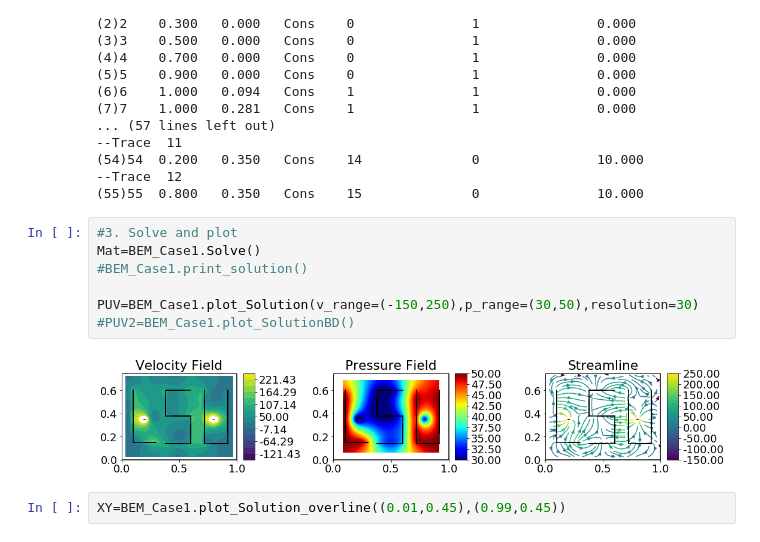
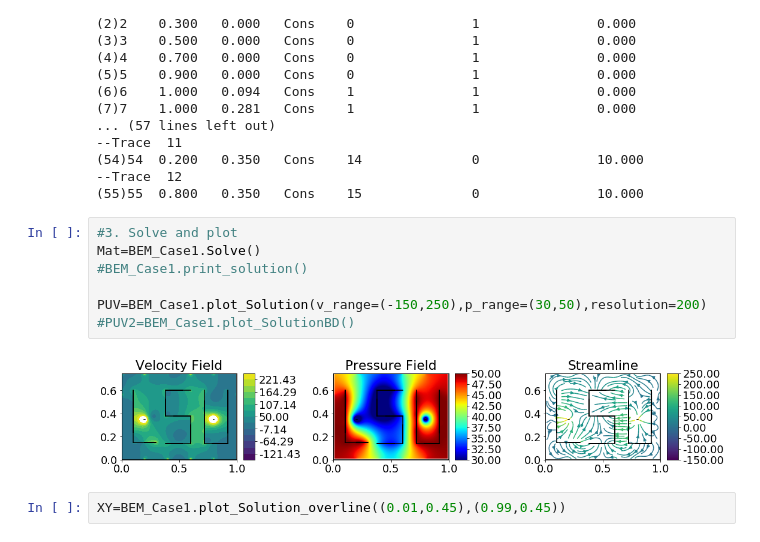
Before and after one commit to BinWang0213/PyBEM2D, a Jupyter notebook: Examples/LSU_Traces.ipynb, the cells around one changed output. Drawn from its saved outputs; the diff is of its cells as text.

```diff
--- a/Examples/LSU_Traces.ipynb
+++ b/Examples/LSU_Traces.ipynb
@@ -63,12 +60,12 @@ Edge Num.:4
 # %%
 #3. Solve and plot
 Mat=BEM_Case1.Solve()
 #BEM_Case1.print_solution()
 
-PUV=BEM_Case1.plot_Solution(v_range=(-150,250),p_range=(30,50),resolution=30)
+PUV=BEM_Case1.plot_Solution(v_range=(-150,250),p_range=(30,50),resolution=200)
 #PUV2=BEM_Case1.plot_SolutionBD()
 # %% [output]
-[figure, old version]
+[figure, new version]
 # %%
 XY=BEM_Case1.plot_Solution_overline((0.01,0.45),(0.99,0.45))
 # %% [output]
```
Also changed, not shown: parts of 5 cells of this notebook.
